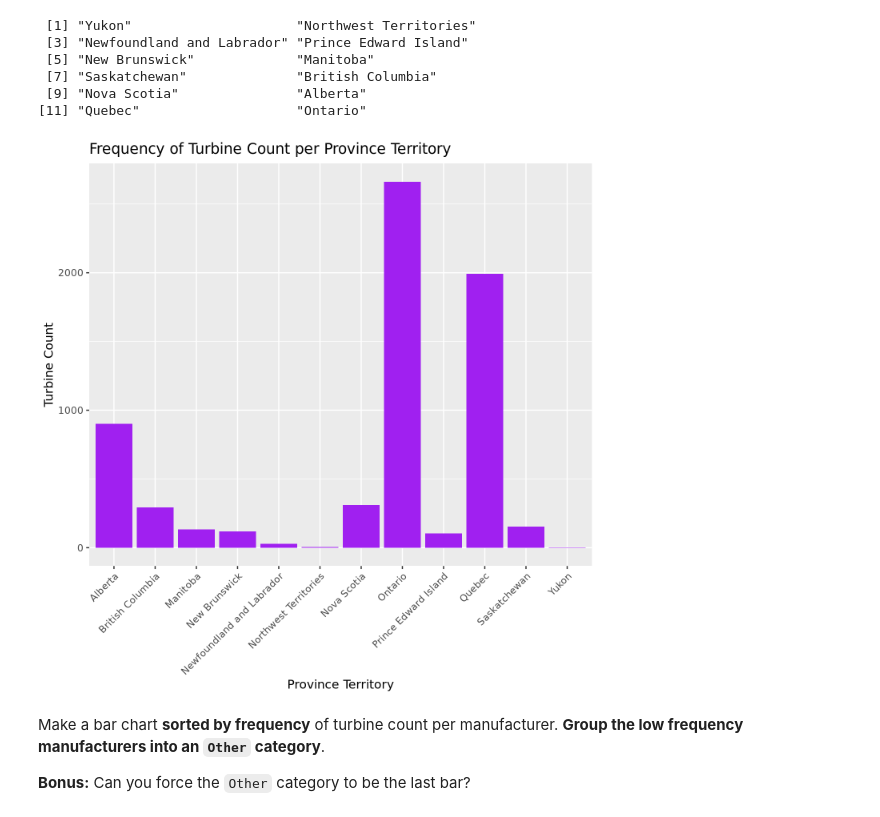
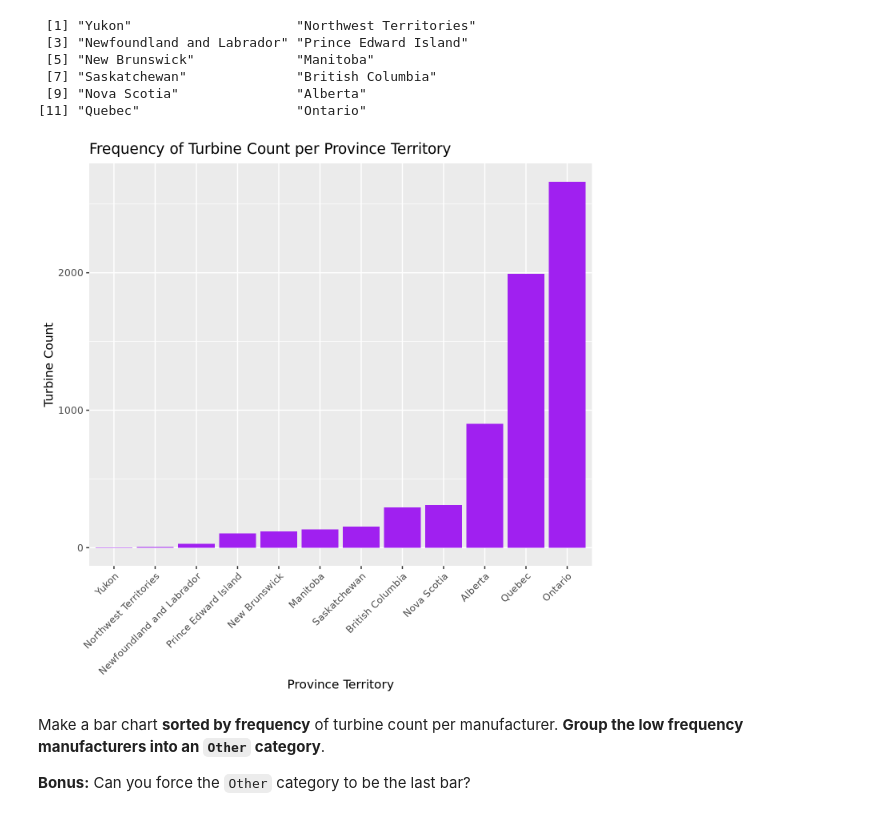
Before and after one commit to romarrao/BIOS512_assignments, a Jupyter notebook: 04_BIOS512_assignment.ipynb, the cells around one changed output. Drawn from its saved outputs; the diff is of its cells as text; code cells hidden in the pictures.

Commit message:
fixed bar chart 1

```diff
--- a/04_BIOS512_assignment.ipynb
+++ b/04_BIOS512_assignment.ipynb
@@ -55,14 +55,14 @@ wind_data |> pull(province) |> levels()
 # %%
 
 options(repr.plot.res = 200)
-p = ggplot(wind_data, aes(x=province_territory)) +
+p = ggplot(wind_data, aes(x=province)) +
     geom_bar(fill='purple') +
     theme(axis.text.x = element_text(angle = 45, hjust=1)) +
     labs(x='Province Territory', y='Turbine Count', title='Frequency of Turbine Count per Province Territory')
 
 p
 # %% [output]
-[figure, old version]
+[figure, new version]
 # %% [markdown]
 Make a bar chart **sorted by frequency** of turbine count per manufacturer. **Group the low frequency manufacturers into an `Other` category**.
 
```
